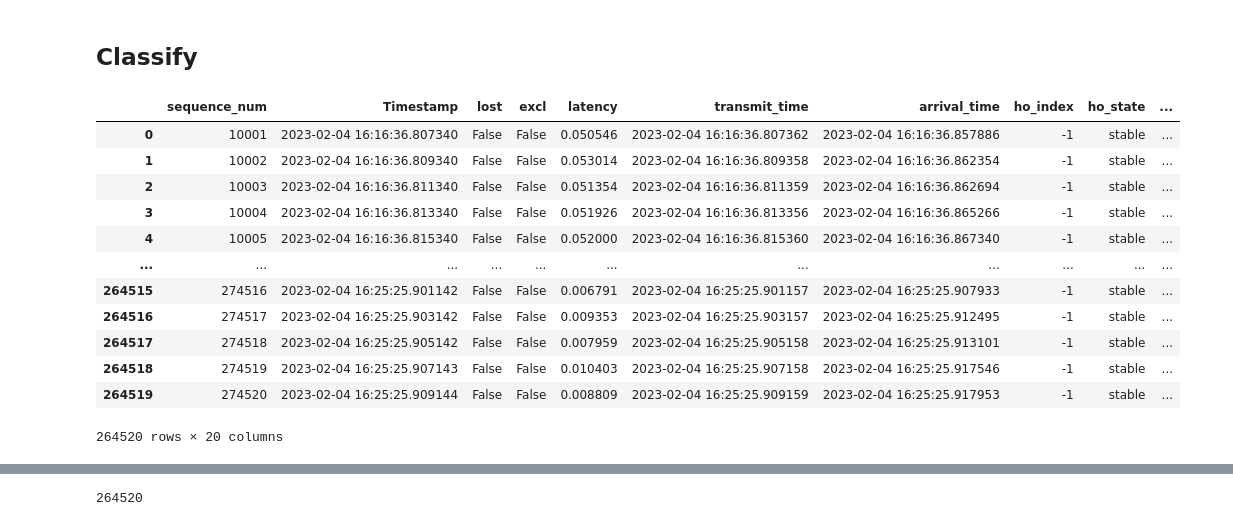
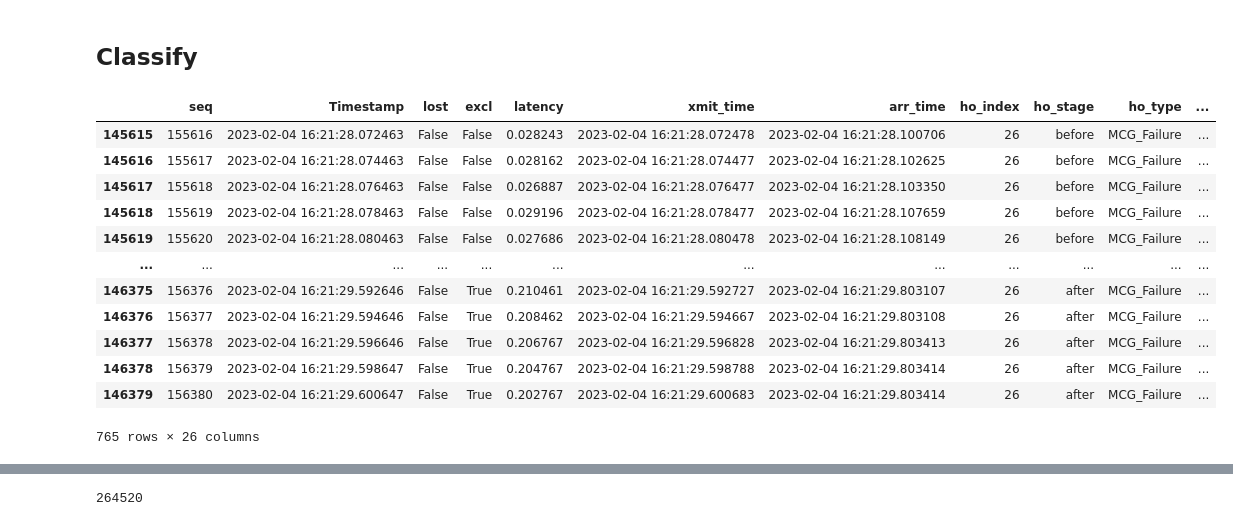
Before and after one commit to mollyy0514/wmnl-handoff-research, a Jupyter notebook: analysis-beta/handover_classify.ipynb, the cells around one changed output, grey strips where cells are left out. Saved outputs shown, nothing was run; the diff lists cells and outputs as text; code cells hidden in the pictures.

```diff
--- a/analysis-beta/handover_classify.ipynb
+++ b/analysis-beta/handover_classify.ipynb
@@ -756,22 +781,23 @@ df_dl = label_ho_info(df_dl.copy(), E, mode='dl')
 df_dl.to_pickle('ho_classify_dl_example.pkl')
 # %%
 df = pd.read_pickle('ho_classify_ul_example.pkl')
-# %%
-df
-# %% [output]
-|  | sequence_num | Timestamp | lost | excl | latency | transmit_time | arrival_time | ho_index | ho_state | ... |
-| 0 | 10001 | 2023-02-04 16:16:36.807340 | False | False | 0.050546 | 2023-02-04 16:16:36.807362 | 2023-02-04 16:16:36.857886 | -1 | stable | ... |
-| 1 | 10002 | 2023-02-04 16:16:36.809340 | False | False | 0.053014 | 2023-02-04 16:16:36.809358 | 2023-02-04 16:16:36.862354 | -1 | stable | ... |
-| 2 | 10003 | 2023-02-04 16:16:36.811340 | False | False | 0.051354 | 2023-02-04 16:16:36.811359 | 2023-02-04 16:16:36.862694 | -1 | stable | ... |
-| 3 | 10004 | 2023-02-04 16:16:36.813340 | False | False | 0.051926 | 2023-02-04 16:16:36.813356 | 2023-02-04 16:16:36.865266 | -1 | stable | ... |
-| 4 | 10005 | 2023-02-04 16:16:36.815340 | False | False | 0.052000 | 2023-02-04 16:16:36.815360 | 2023-02-04 16:16:36.867340 | -1 | stable | ... |
-| ... | ... | ... | ... | ... | ... | ... | ... | ... | ... | ... |
-| 264515 | 274516 | 2023-02-04 16:25:25.901142 | False | False | 0.006791 | 2023-02-04 16:25:25.901157 | 2023-02-04 16:25:25.907933 | -1 | stable | ... |
-| 264516 | 274517 | 2023-02-04 16:25:25.903142 | False | False | 0.009353 | 2023-02-04 16:25:25.903157 | 2023-02-04 16:25:25.912495 | -1 | stable | ... |
-| 264517 | 274518 | 2023-02-04 16:25:25.905142 | False | False | 0.007959 | 2023-02-04 16:25:25.905158 | 2023-02-04 16:25:25.913101 | -1 | stable | ... |
-| 264518 | 274519 | 2023-02-04 16:25:25.907143 | False | False | 0.010403 | 2023-02-04 16:25:25.907158 | 2023-02-04 16:25:25.917546 | -1 | stable | ... |
-| 264519 | 274520 | 2023-02-04 16:25:25.909144 | False | False | 0.008809 | 2023-02-04 16:25:25.909159 | 2023-02-04 16:25:25.917953 | -1 | stable | ... |
-264520 rows × 20 columns
+# %%
+df[~np.in1d(df['ho_type'], ['stable'])]
+df[np.in1d(df['ho_type'], ['MCG_Failure'])]
+# %% [output]
+|  | seq | Timestamp | lost | excl | latency | xmit_time | arr_time | ho_index | ho_stage | ho_type | ... |
+| 145615 | 155616 | 2023-02-04 16:21:28.072463 | False | False | 0.028243 | 2023-02-04 16:21:28.072478 | 2023-02-04 16:21:28.100706 | 26 | before | MCG_Failure | ... |
+| 145616 | 155617 | 2023-02-04 16:21:28.074463 | False | False | 0.028162 | 2023-02-04 16:21:28.074477 | 2023-02-04 16:21:28.102625 | 26 | before | MCG_Failure | ... |
+| 145617 | 155618 | 2023-02-04 16:21:28.076463 | False | False | 0.026887 | 2023-02-04 16:21:28.076477 | 2023-02-04 16:21:28.103350 | 26 | before | MCG_Failure | ... |
+| 145618 | 155619 | 2023-02-04 16:21:28.078463 | False | False | 0.029196 | 2023-02-04 16:21:28.078477 | 2023-02-04 16:21:28.107659 | 26 | before | MCG_Failure | ... |
+| 145619 | 155620 | 2023-02-04 16:21:28.080463 | False | False | 0.027686 | 2023-02-04 16:21:28.080478 | 2023-02-04 16:21:28.108149 | 26 | before | MCG_Failure | ... |
+| ... | ... | ... | ... | ... | ... | ... | ... | ... | ... | ... | ... |
+| 146375 | 156376 | 2023-02-04 16:21:29.592646 | False | True | 0.210461 | 2023-02-04 16:21:29.592727 | 2023-02-04 16:21:29.803107 | 26 | after | MCG_Failure | ... |
+| 146376 | 156377 | 2023-02-04 16:21:29.594646 | False | True | 0.208462 | 2023-02-04 16:21:29.594667 | 2023-02-04 16:21:29.803108 | 26 | after | MCG_Failure | ... |
+| 146377 | 156378 | 2023-02-04 16:21:29.596646 | False | True | 0.206767 | 2023-02-04 16:21:29.596828 | 2023-02-04 16:21:29.803413 | 26 | after | MCG_Failure | ... |
+| 146378 | 156379 | 2023-02-04 16:21:29.598647 | False | True | 0.204767 | 2023-02-04 16:21:29.598788 | 2023-02-04 16:21:29.803414 | 26 | after | MCG_Failure | ... |
+| 146379 | 156380 | 2023-02-04 16:21:29.600647 | False | True | 0.202767 | 2023-02-04 16:21:29.600683 | 2023-02-04 16:21:29.803414 | 26 | after | MCG_Failure | ... |
+765 rows × 26 columns
 # %%
 df.dtypes
 # %% [output]
```
Also changed, not shown: parts of 21 cells of this notebook, 1 other file.
